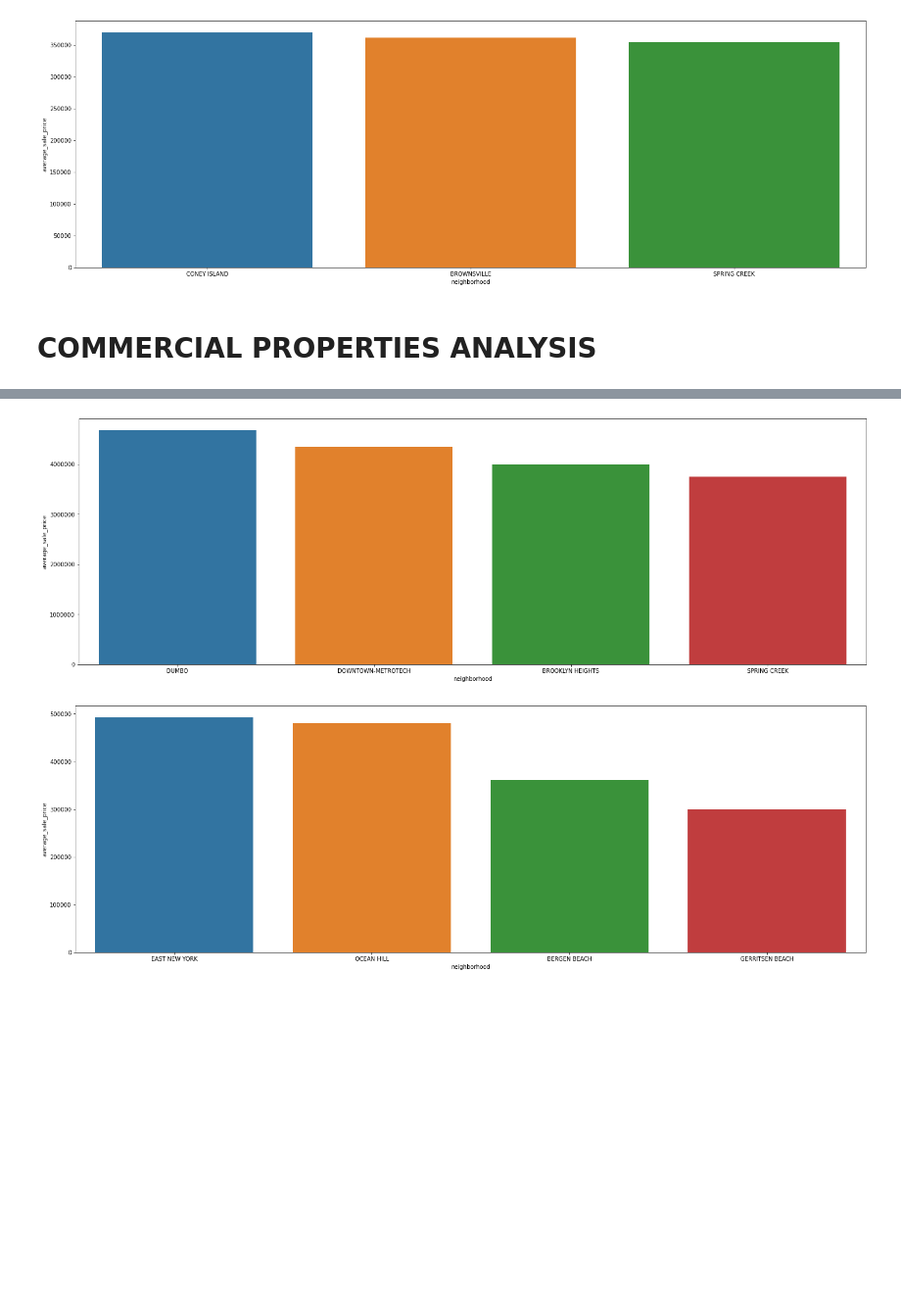
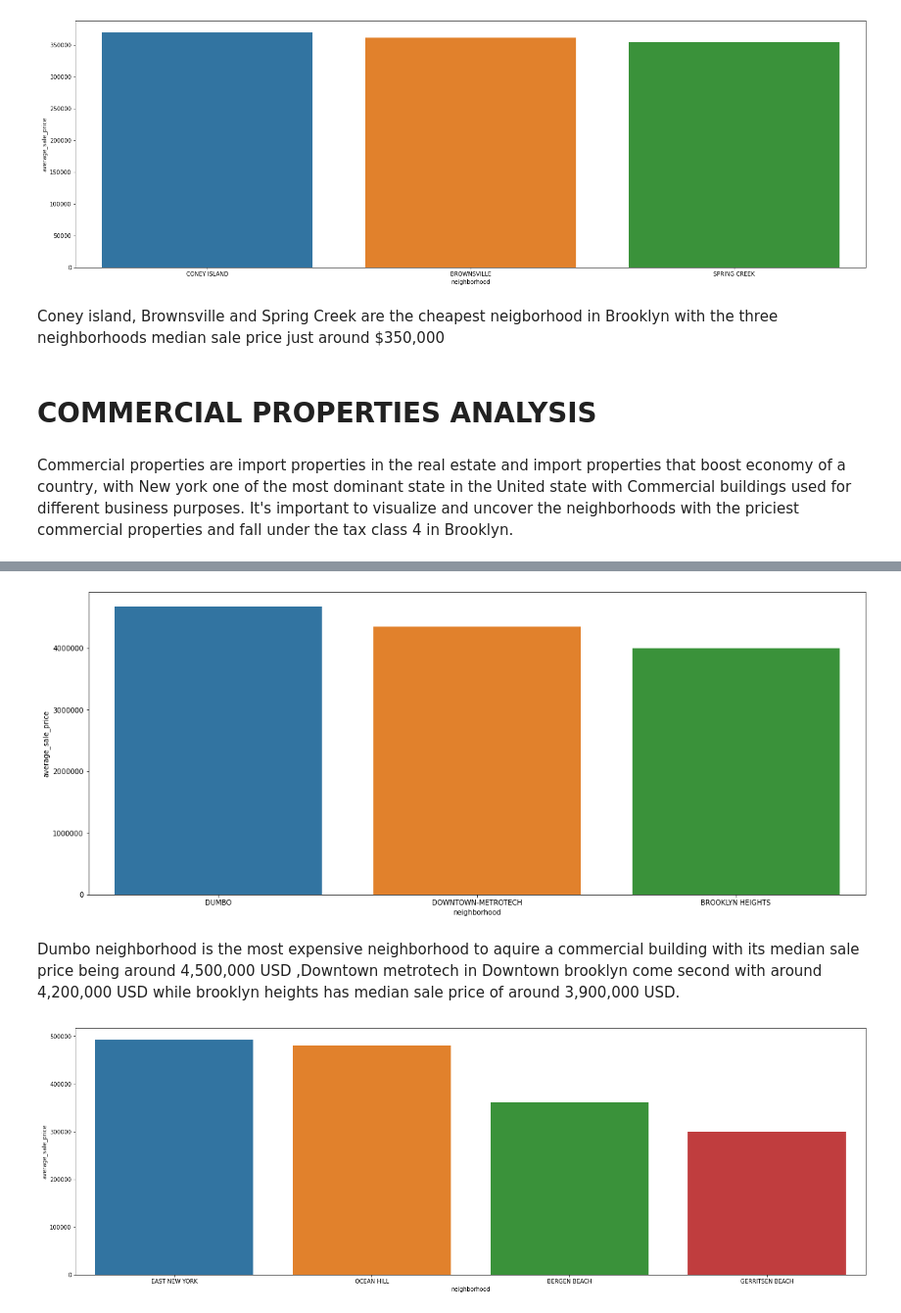
Before and after one commit to cappymayor/Brooklyn_real-estate_project, a Jupyter notebook: Exploratory_analysis_notebook.ipynb, the cells around one changed output, grey strips where cells are left out. Shown at 98% size. Cells and saved outputs as stored; diff of their text form; code cells hidden in the pictures; blank space fills up the shorter version.

```diff
--- a/Exploratory_analysis_notebook.ipynb
+++ b/Exploratory_analysis_notebook.ipynb
@@ -180,8 +179,12 @@ sns.barplot(neighborhood_avg_price_class_1["neighborhood"], neighborhood_avg_pri
 plt.ticklabel_format(axis="y", style="plain")
 # %% [output]
 [figure]
+# %% [markdown]
+Coney island, Brownsville and Spring Creek are the cheapest neigborhood in Brooklyn with the three neighborhoods median sale price just around $350,000
 # %% [markdown]
 # COMMERCIAL PROPERTIES ANALYSIS
+# %% [markdown]
+Commercial properties are import properties in the real estate and import properties that boost economy of a country, with New york one of the most dominant state in the United state with Commercial buildings used for different business purposes. It's important to visualize and uncover the neighborhoods with the priciest commercial properties and fall under the tax class 4 in Brooklyn.
 # %%
 class_4 = properties_over_100k.loc[properties_over_100k["tax_class_at_sale"] == 4]
 # %%
@@ -195,15 +198,17 @@ class_4.head()
 | 4 | 4 | BROOKLYN HEIGHTS | 26 OTHER HOTELS | 4 | H8 | 21 CLARK STREET | ... |
 # %%
 neighborhood_avg_price_class_4 = class_4.groupby("neighborhood")["sale_price"].median().round(0).reset_index().sort_values("sale_price",
-                                                                                                                      ascending = False).head(4)
+                                                                                                                      ascending = False).head(3)
 # %%
 neighborhood_avg_price_class_4 = neighborhood_avg_price_class_4.rename(columns=({"sale_price":"average_sale_price"}))
 # %%
-fig, ax = plt.subplots(figsize=(25, 8))
+fig, ax = plt.subplots(figsize=(20, 8))
 sns.barplot(neighborhood_avg_price_class_4["neighborhood"], neighborhood_avg_price_class_4["average_sale_price"])
 plt.ticklabel_format(axis="y", style="plain")
 # %% [output]
-[figure, old version]
+[figure, new version]
+# %% [markdown]
+Dumbo neighborhood is the most expensive neighborhood to aquire a commercial building with its median sale price being around 4,500,000 USD ,Downtown metrotech in Downtown brooklyn come second with around 4,200,000 USD while brooklyn heights has median sale price of around 3,900,000 USD.
 # %%
 neighborhood_avg_price_class_4 = class_4.groupby("neighborhood")["sale_price"].median().round(0).reset_index().sort_values("sale_price",
                                                                                                                       ascending = False).tail(4)
```
Also changed, not shown: parts of 20 cells of this notebook.
